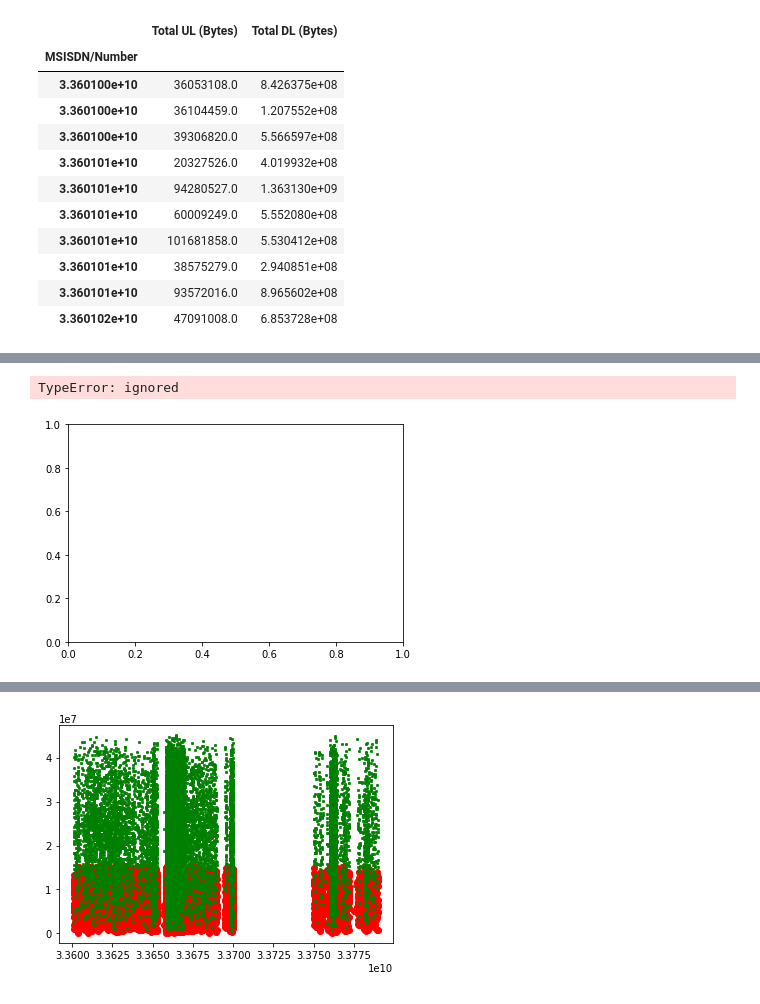
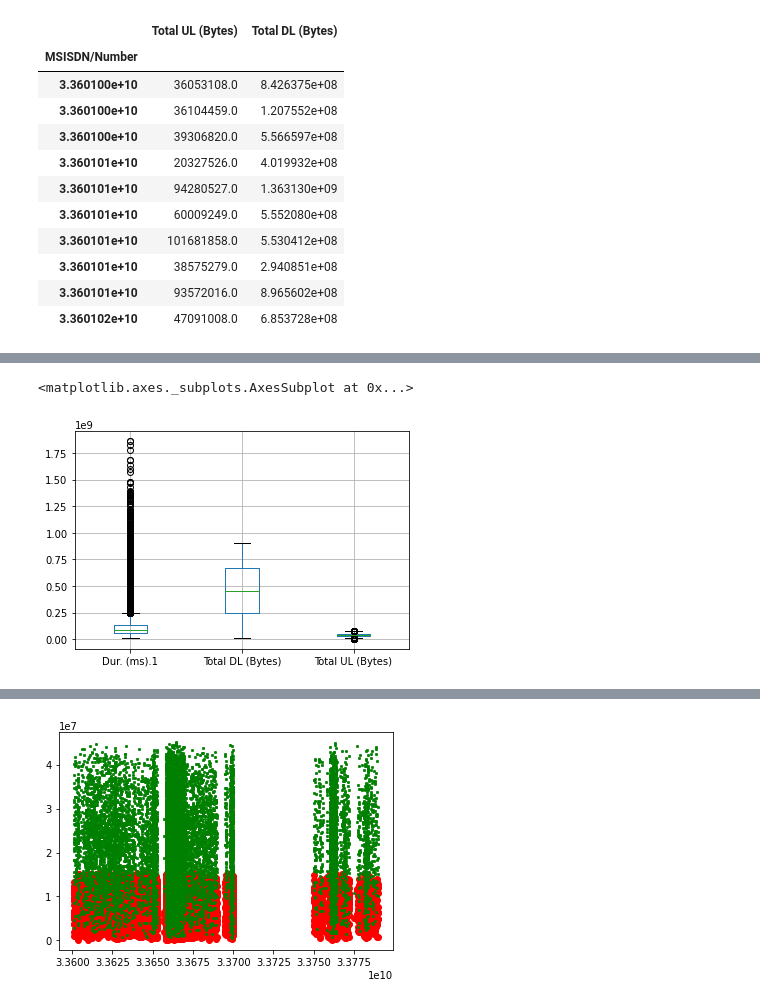
Before and after one commit to behigu/TellCo-Telecom-User-s-Data-Analysis, a Jupyter notebook: notebooks/Telco_telecom_user_data_analysis.ipynb, the cells around one changed output, grey strips where cells are left out. Saved outputs shown, nothing was run; the diff lists cells and outputs as text; code cells hidden in the pictures.

Commit message:
visualization and aggregation done

```diff
--- a/notebooks/Telco_telecom_user_data_analysis.ipynb
+++ b/notebooks/Telco_telecom_user_data_analysis.ipynb
@@ -409,9 +457,8 @@ Name: SocialMedia_total_data_volume, dtype: float64
 from sklearn.preprocessing import Normalizer, MinMaxScaler
 import seaborn as sns
 import matplotlib.pyplot as plt
-# %%
-count, bins, ignored = plt.hist(df_clean, 14)
-plt.show()
-# %% [output]
-TypeError: ignored
-[figure, removed]
+# %%
+df_clean.boxplot(column=['Dur. (ms).1', "Total DL (Bytes)","Total UL (Bytes)"])
+# %% [output]
+<matplotlib.axes._subplots.AxesSubplot at 0x...>
+[figure, added]
```
Also changed, not shown: parts of 28 cells of this notebook.
